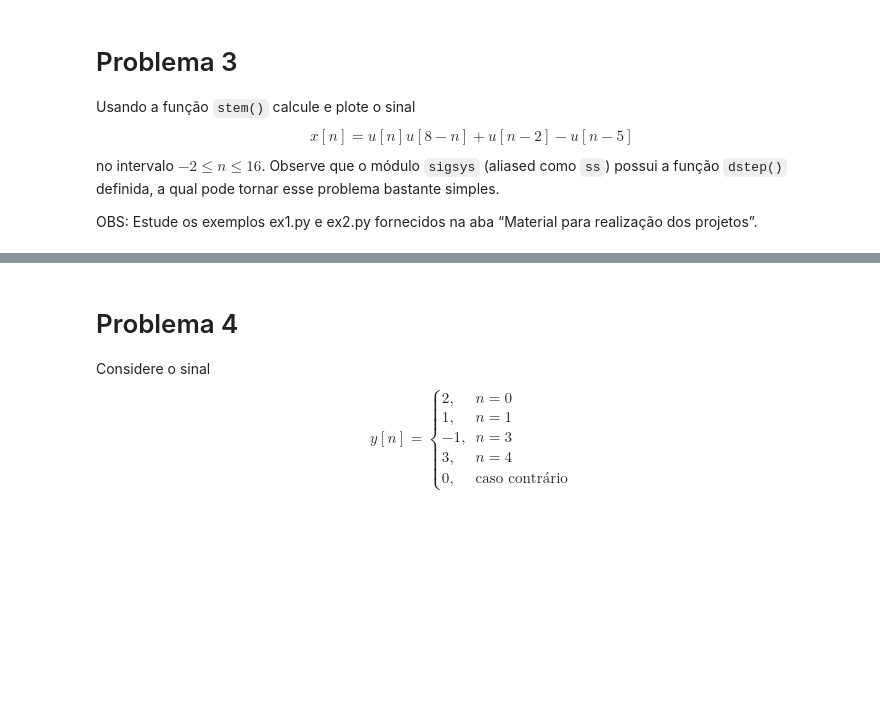
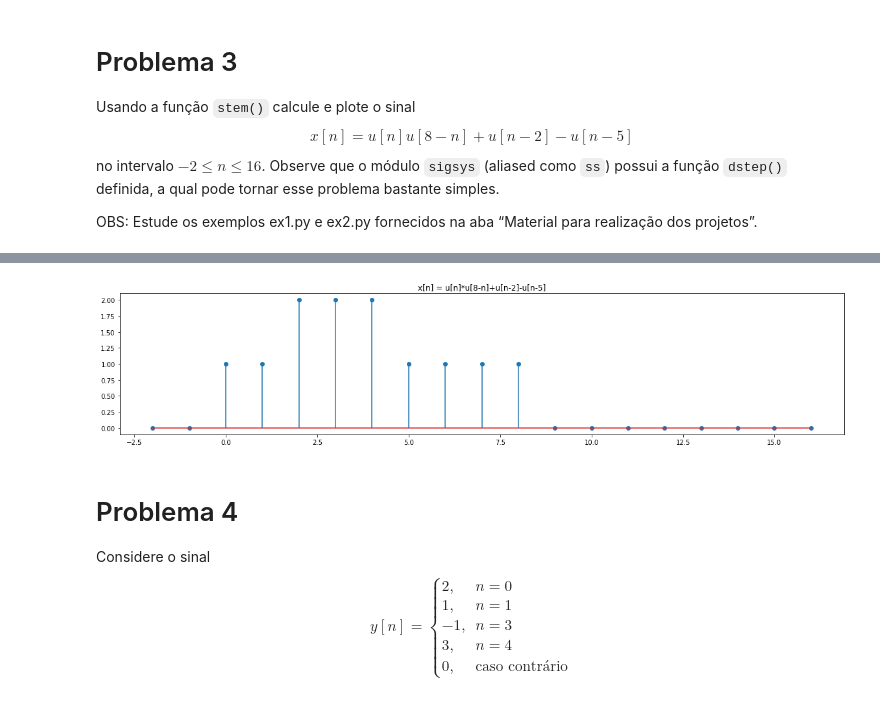
Before and after one commit to julianafalves/Sinais-Digitais, a Jupyter notebook: Projeto1.ipynb, the cells around one changed output, grey strips where cells are left out. Saved outputs shown, nothing was run; the diff lists cells and outputs as text; code cells hidden in the pictures; blank space fills up the shorter version.

```diff
--- a/Projeto1.ipynb
+++ b/Projeto1.ipynb
@@ -169,3 +180,10 @@ Text(0.5, 1.0, 'u[n]*u[8-n]+u[n-2]-u[n-5]')
+# %%
+plt.figure(figsize=(20,4))
+stem(n, ss.dstep(n)*ss.dstep(8-n)+ss.dstep(n-2)-ss.dstep(n-5), use_line_collection=True)
+title('x[n] = u[n]*u[8-n]+u[n-2]-u[n-5]')
+show()
+# %% [output]
+[figure, added]
 # %% [markdown]
 # Problema 4
 Considere o sinal
```
Also changed, not shown: parts of 12 cells of this notebook.
